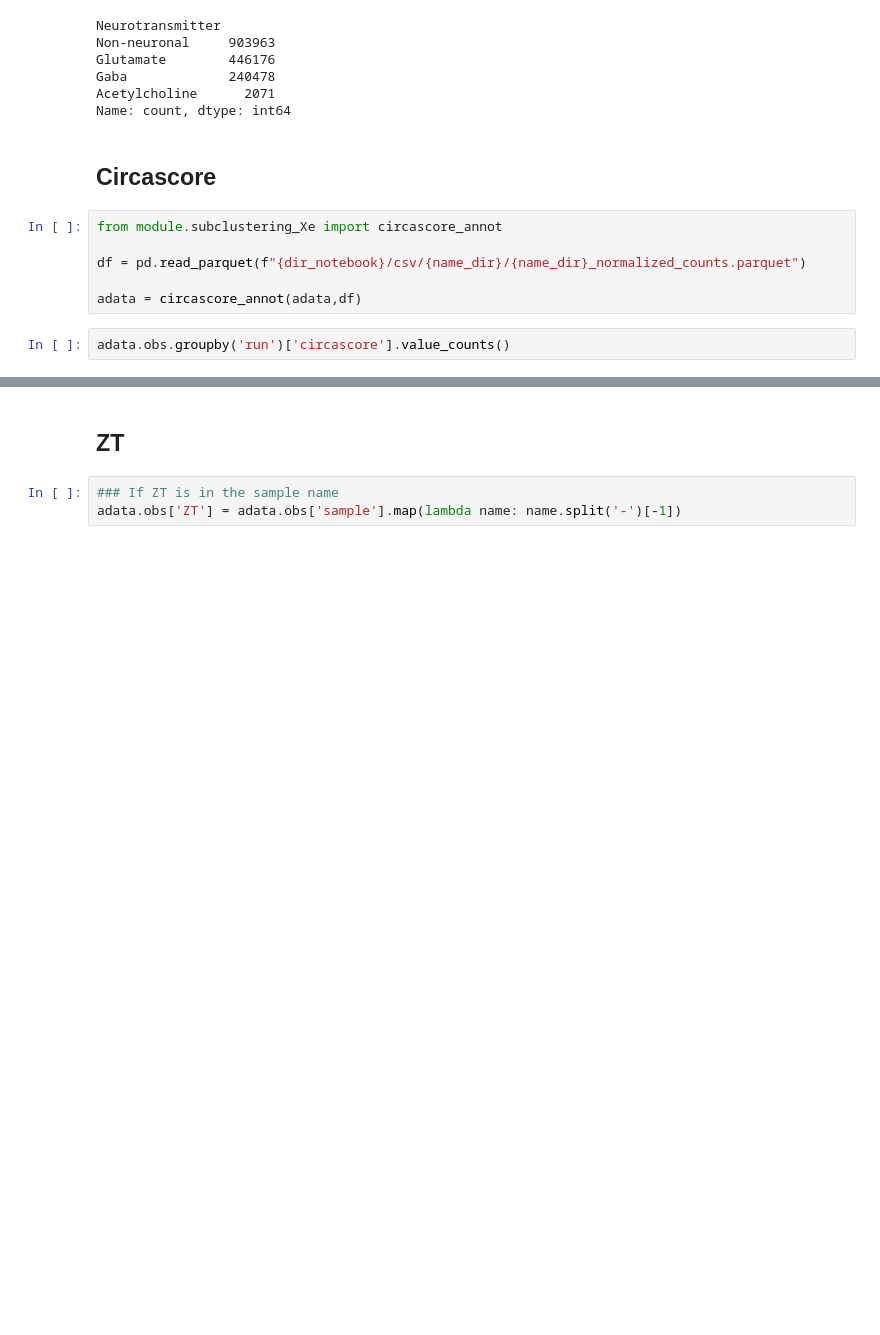
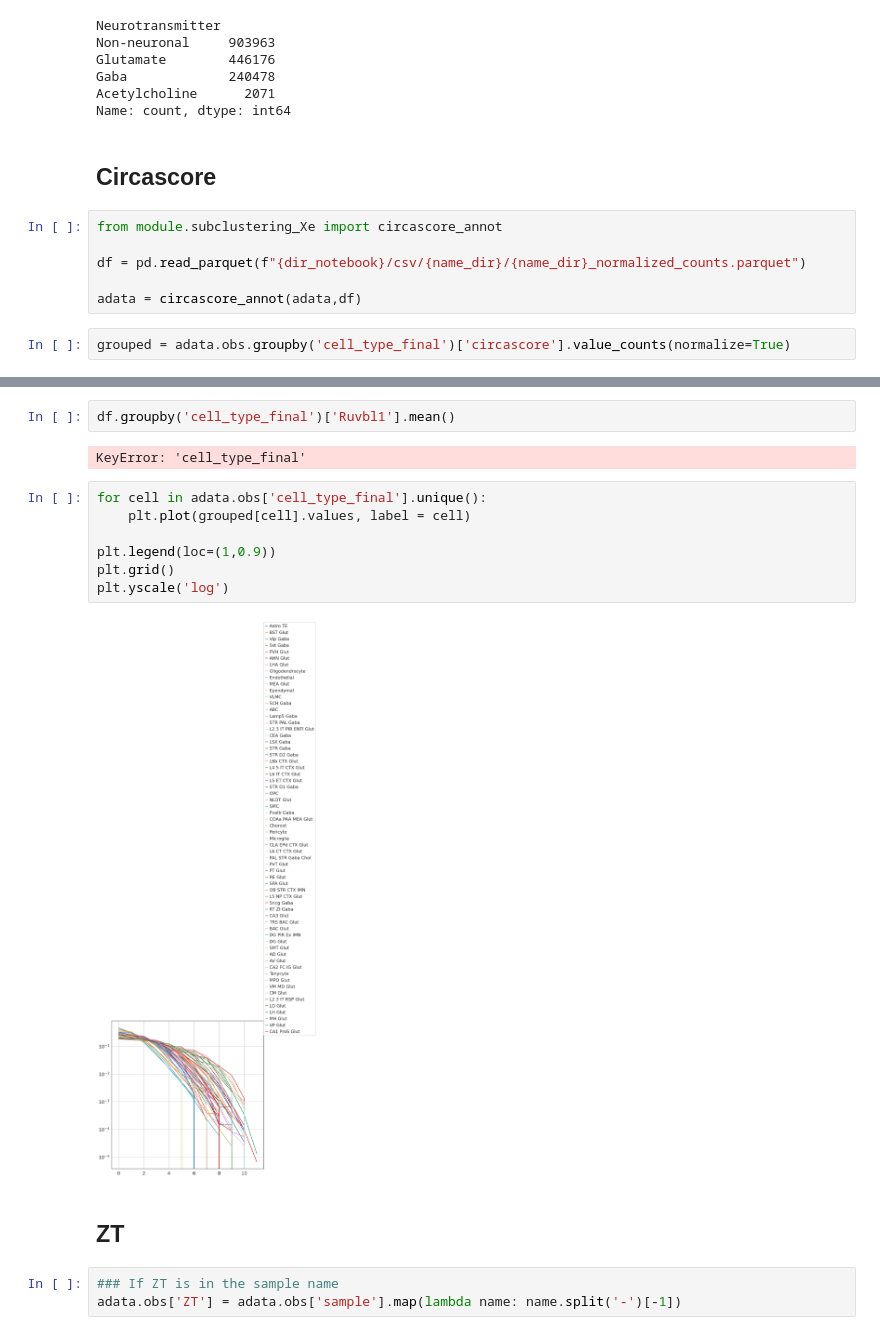
Before and after one commit to Carboneinerte/Pynda_ssc, a Jupyter notebook: v10B_Xenium_annotation_n_subsclustering.ipynb, the cells around one changed output, grey strips where cells are left out. Cells and saved outputs as stored; diff of their text form; blank space fills up the shorter version.

```diff
--- a/v10B_Xenium_annotation_n_subsclustering.ipynb
+++ b/v10B_Xenium_annotation_n_subsclustering.ipynb
@@ -1293,4 +1293,4 @@ df = pd.read_parquet(f"{dir_notebook}/csv/{name_dir}/{name_dir}_normalized_count
 
 adata = circascore_annot(adata,df)
 # %%
-adata.obs.groupby('run')['circascore'].value_counts()
+grouped = adata.obs.groupby('cell_type_final')['circascore'].value_counts(normalize=True)
@@ -1297,3 +1306,16 @@ adata.obs.groupby('run')['circascore'].value_counts()
+# %%
+df.groupby('cell_type_final')['Ruvbl1'].mean()
+# %% [output]
+KeyError: 'cell_type_final'
+# %%
+for cell in adata.obs['cell_type_final'].unique():
+    plt.plot(grouped[cell].values, label = cell)
+
+plt.legend(loc=(1,0.9))
+plt.grid()
+plt.yscale('log')
+# %% [output]
+[figure, added]
 # %% [markdown]
 ## ZT
 # %%
```
Also changed, not shown: parts of 1 cell of this notebook, 2 other files.
